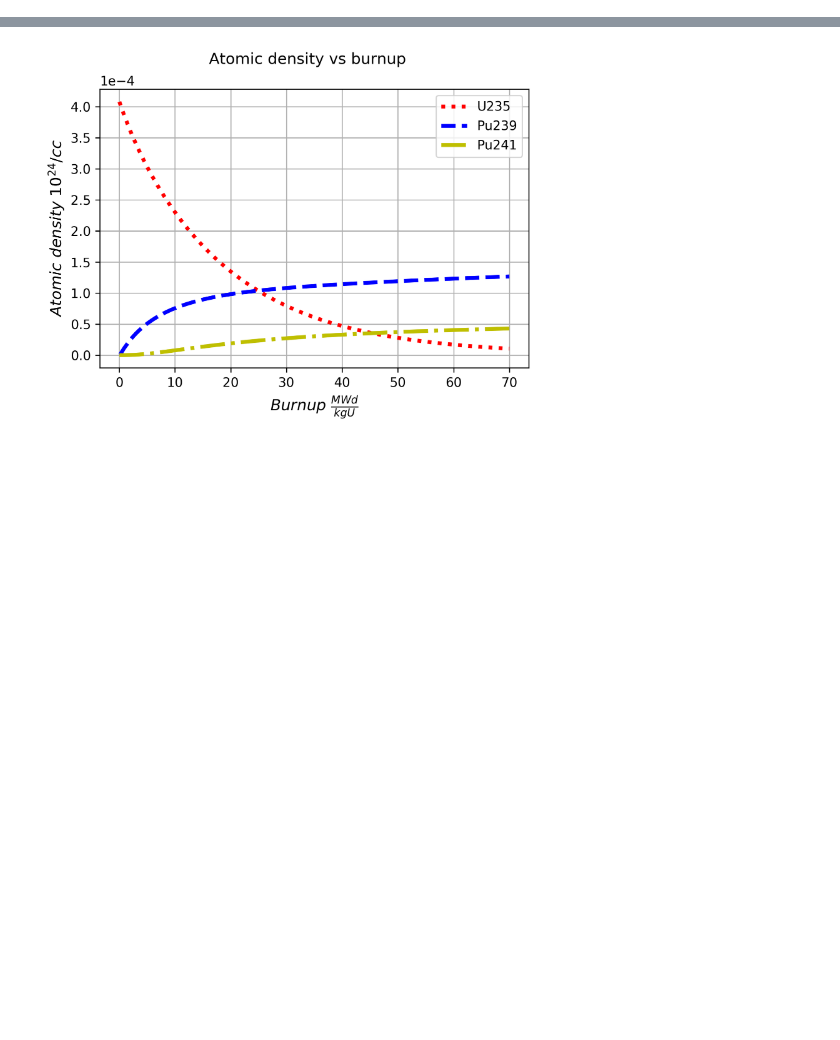
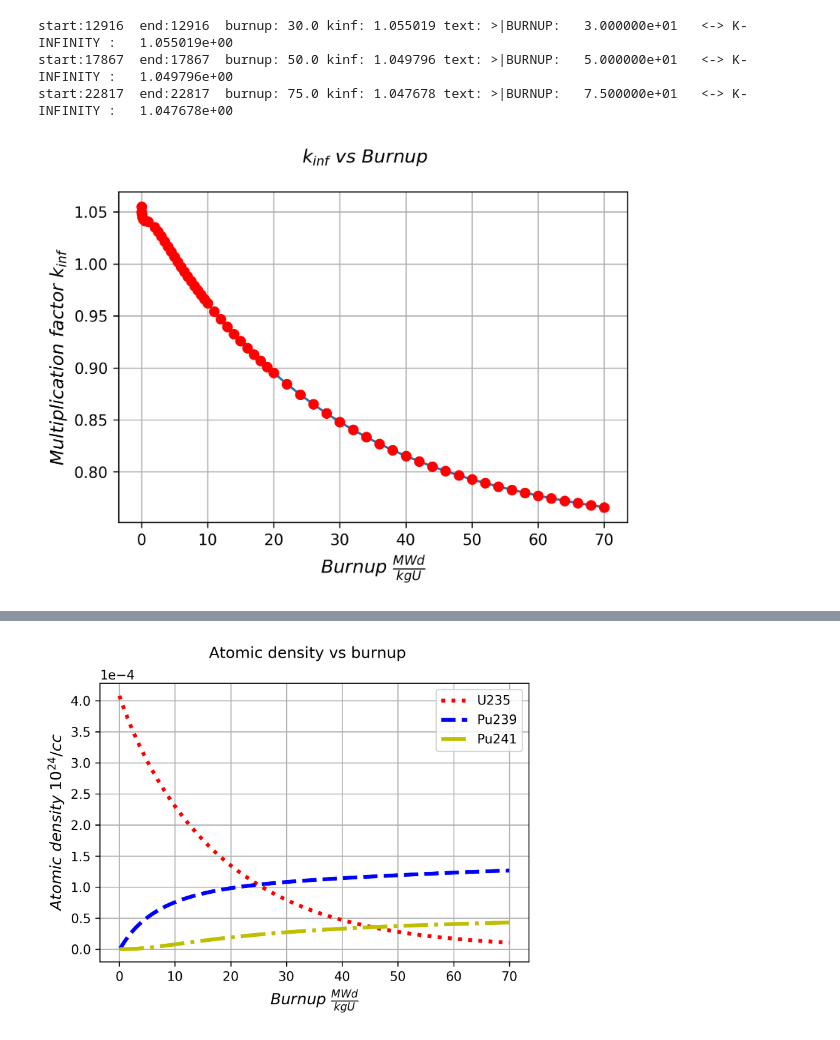
Before and after one commit to tumregels/msca, a Jupyter notebook: parse.ipynb, the cells around one changed output, grey strips where cells are left out. Cells and saved outputs as stored; diff of their text form; code cells hidden in the pictures; blank space fills up the shorter version.

Commit message:
add debug logic to parsing functions

```diff
--- a/parse.ipynb
+++ b/parse.ipynb
@@ -46,0 +38,24 @@ lineno start:300359 end:305331 text: >|BURNUP step 60 between  1.743590e+03 and
+# %%
+def parse_echo(s : str)-> Iterator[str]:
+    """
+    Parse ECHO statements from dragon 5 output
+
+    >>> next(parse_echo('\\n>|BURNUP step 1 between  0.000000e+00 and  7.692308e-01 day:              |>0131\\n'))
+    'start:2      end:2      text: >|BURNUP step 1 between  0.000000e+00 and  7.692308e-01 day:              '
+    """
+
+    end='.*\n'
+    line=[m.end() for m in re.finditer(end, s)]
+
+    pattern = '>\|(.*?)(?=\|>\d+)'
+    match=re.compile(pattern, re.MULTILINE|re.DOTALL)
+    for m in re.finditer(match, s):
+        lineno = next(i+1 for i in range(len(line)) if line[i]>m.start(1))
+        endno = lineno + len(m.group().splitlines()) - 1
+        text = m.group()
+        yield f'start:{lineno: <6} end:{endno: <6} text: {text}'
+    else:
+        yield ''
+
+for i in parse_echo(short_str): print(i)
+doctest.testmod()
@@ -47 +112,30 @@ lineno start:300359 end:305331 text: >|BURNUP step 60 between  1.743590e+03 and
+# %%
+burnup_vs_kinf = parse_burnup_vs_kinf(short_str, debug=True)
+# %% [output]
+start:12916  end:12916  burnup: 30.0 kinf: 1.055019 text: >|BURNUP:   3.000000e+01   <-> K-INFINITY :   1.055019e+00
+start:17867  end:17867  burnup: 50.0 kinf: 1.049796 text: >|BURNUP:   5.000000e+01   <-> K-INFINITY :   1.049796e+00
+start:22817  end:22817  burnup: 75.0 kinf: 1.047678 text: >|BURNUP:   7.500000e+01   <-> K-INFINITY :   1.047678e+00
+# %%
+def plot_burnup_vs_kinf(data: List[Tuple[Decimal, Decimal]])-> Image:
+    x_val = [x[0]/1000 for x in data]
+    y_val = [x[1] for x in data]
+
+    fig = plt.figure()
+    plt.grid()
+    plt.plot(x_val,y_val)
+    plt.plot(x_val,y_val,'or')
+    plt.suptitle('$k_{inf} \ vs \ Burnup$', fontsize=12)
+    plt.xlabel(r'$Burnup \ \frac{MWd}{kgU}$', fontsize=12)
+    plt.ylabel(r'$Multiplication \ factor \ k_{inf}$', fontsize=12)
+    filename = 'kinf_vs_burnup.png'
+    plt.savefig(filename, dpi=300, bbox_inches="tight")
+    #plt.show()
+    plt.close(fig)
+    return Image(filename, width=600, height=600)
+
+
+burnup_vs_kinf = parse_burnup_vs_kinf(long_str)
+plot_burnup_vs_kinf(data=burnup_vs_kinf)
+# %% [output]
+[figure, added]
 # %%
```
Also changed, not shown: parts of 17 cells of this notebook, 1 other file.
